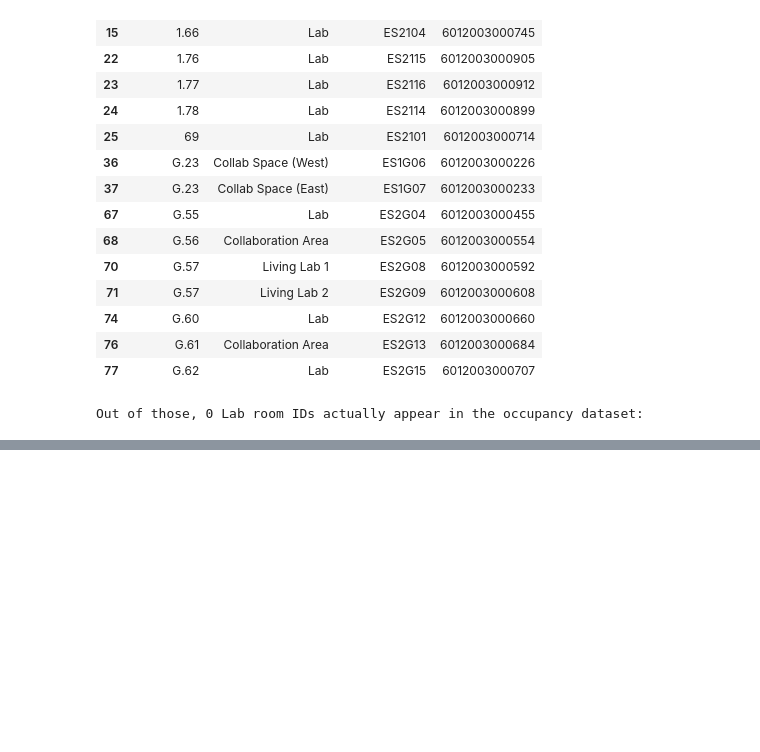
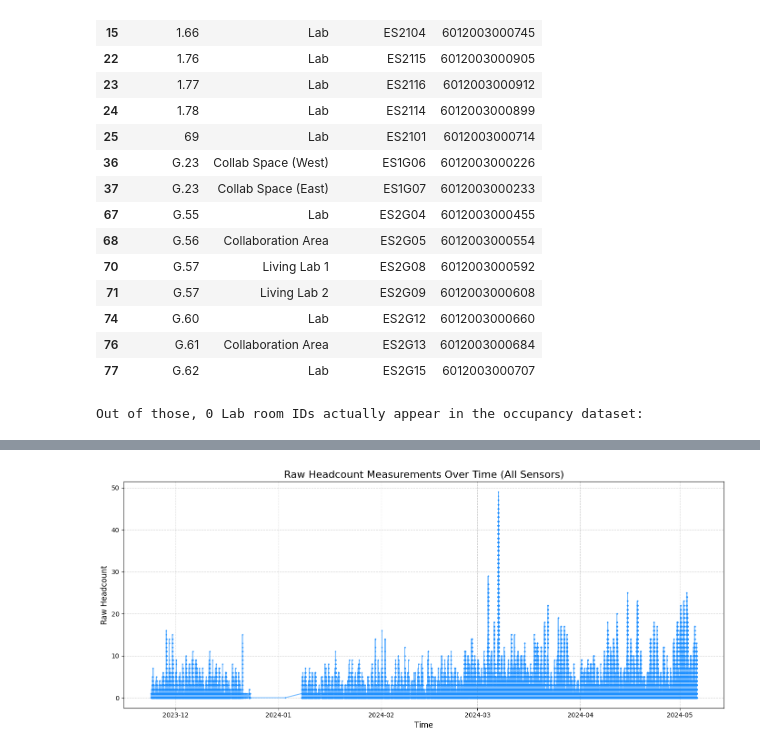
Before and after one commit to HarperVicic/MMA3001-Project, a Jupyter notebook: Data_Input.ipynb, the cells around one changed output, grey strips where cells are left out. Drawn from its saved outputs; the diff is of its cells as text; code cells hidden in the pictures; blank space fills up the shorter version.

```diff
--- a/Data_Input.ipynb
+++ b/Data_Input.ipynb
@@ -346,0 +561,19 @@ No partial ID matches found either.
+# %%
+import matplotlib.pyplot as plt
+
+# Prepare the raw data by dropping missing values and sorting by time
+raw_plot_df = df.dropna(subset=['collecteddate', 'headcount']).sort_values('collecteddate')
+
+# Create a plot of the raw headcount data over time
+plt.figure(figsize=(14, 6))
+plt.plot(raw_plot_df['collecteddate'], raw_plot_df['headcount'],
+         marker='.', linestyle='-', markersize=3, alpha=0.6, color='dodgerblue')
+
+plt.title('Raw Headcount Measurements Over Time (All Sensors)', fontsize=16)
+plt.xlabel('Time', fontsize=12)
+plt.ylabel('Raw Headcount', fontsize=12)
+plt.grid(True, linestyle='--', alpha=0.6)
+plt.tight_layout()
+plt.show()
+# %% [output]
+[figure, added]
```
Also changed, not shown: parts of 32 cells of this notebook.
